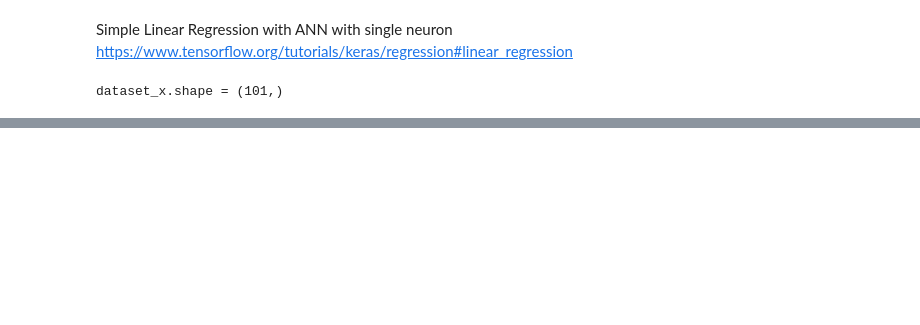
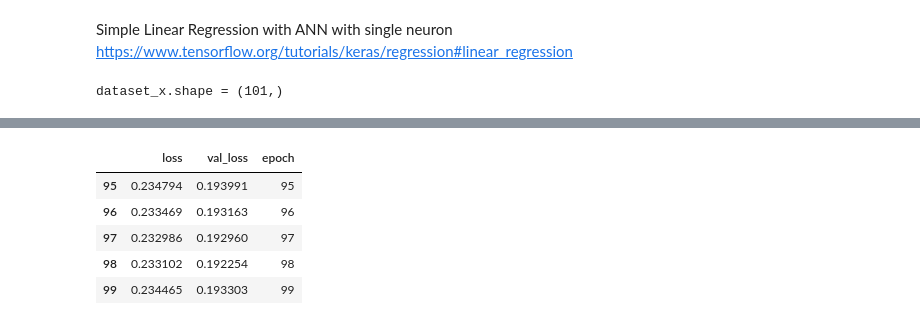
Before and after one commit to BojanKomazec/tensorflow-demo-notebooks, a Jupyter notebook: Simple_linear_regression_with_single_neuron.ipynb, the cells around one changed output, grey strips where cells are left out. Drawn from its saved outputs; the diff is of its cells as text; code cells hidden in the pictures; blank space fills up the shorter version.

```diff
--- a/Simple_linear_regression_with_single_neuron.ipynb
+++ b/Simple_linear_regression_with_single_neuron.ipynb
@@ -96,0 +101,11 @@ Wall time: 7.22 s
+# %%
+hist = pd.DataFrame(history.history)
+hist['epoch'] = history.epoch
+hist.tail()
+# %% [output]
+|  | loss | val_loss | epoch |
+| 95 | 0.234794 | 0.193991 | 95 |
+| 96 | 0.233469 | 0.193163 | 96 |
+| 97 | 0.232986 | 0.192960 | 97 |
+| 98 | 0.233102 | 0.192254 | 98 |
+| 99 | 0.234465 | 0.193303 | 99 |
```
Also changed, not shown: parts of 10 cells of this notebook.
